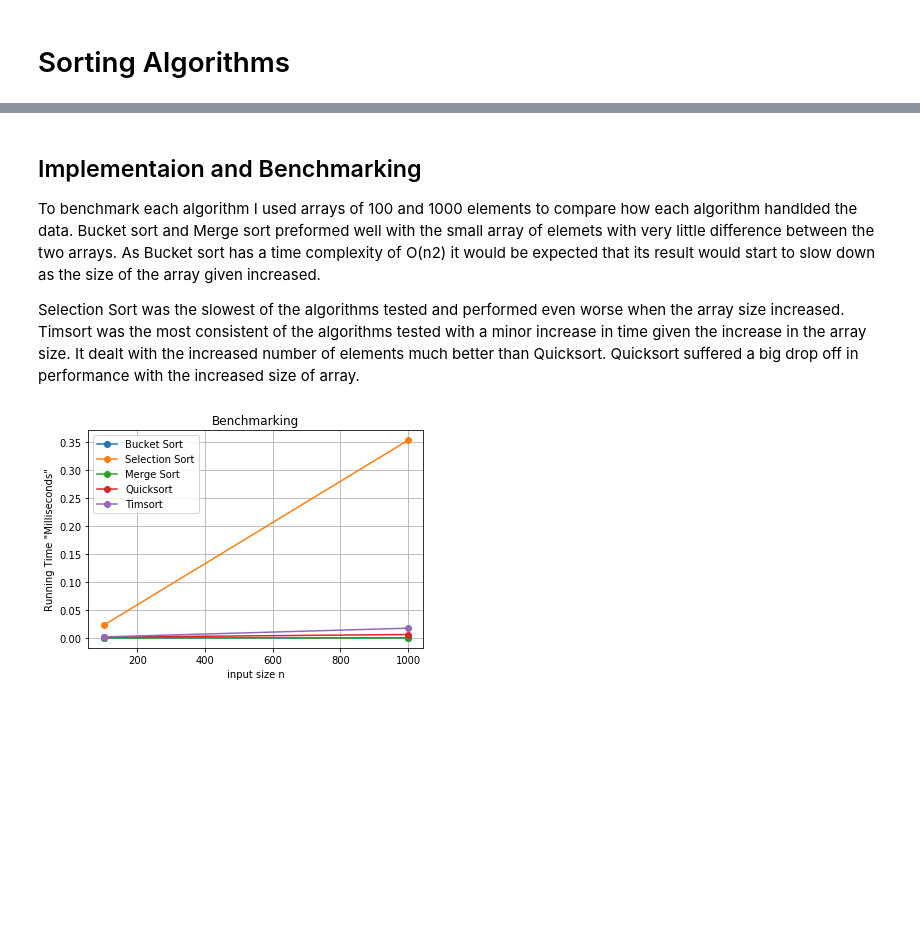
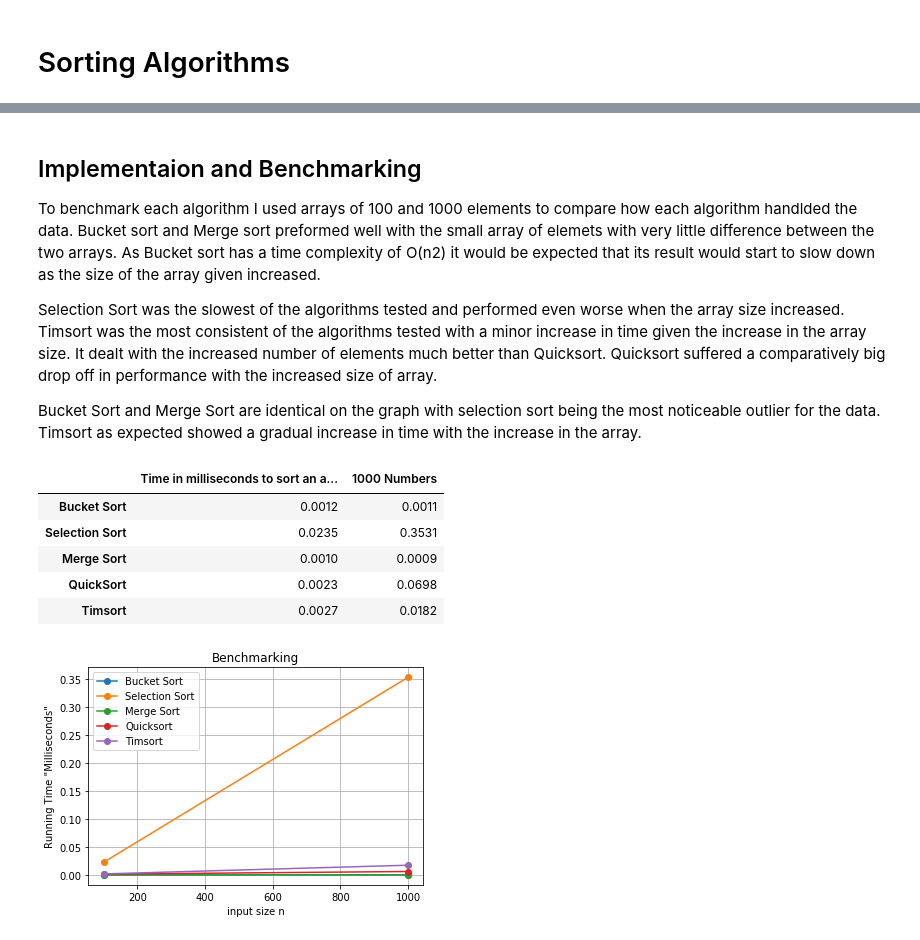
Before and after one commit to tullowhurler/Benchmarking, a Jupyter notebook: G00364760 Benchmarking Report .ipynb, the cells around one changed output, grey strips where cells are left out. Drawn from its saved outputs; the diff is of its cells as text; code cells hidden in the pictures; blank space fills up the shorter version.

```diff
--- a/G00364760 Benchmarking Report .ipynb
+++ b/G00364760 Benchmarking Report .ipynb
@@ -107,7 +107,25 @@ Timsort performs an almost in-place merge sort, as an actual in-place merge sort
 
 To benchmark each algorithm I used arrays of 100 and 1000 elements to compare how each algorithm handlded the data. Bucket sort and Merge sort preformed well with the small array of elemets with very little difference between the two arrays. As Bucket sort has a time complexity of O(n2) it would be expected that its result would start to slow down as the size of the array given increased.
 
-Selection Sort was the slowest of the algorithms tested and performed even worse when the array size increased. Timsort was the most consistent of the algorithms tested with a minor increase in time given the increase in the array size. It dealt with the increased number of elements much better than Quicksort. Quicksort suffered a big drop off in performance with the increased size of array.
+Selection Sort was the slowest of the algorithms tested and performed even worse when the array size increased. Timsort was the most consistent of the algorithms tested with a minor increase in time given the increase in the array size. It dealt with the increased number of elements much better than Quicksort. Quicksort suffered a comparatively big drop off in performance with the increased size of array.
+
+Bucket Sort and Merge Sort are identical on the graph with selection sort being the most noticeable outlier for the data. Timsort as expected showed a gradual increase in time with the increase in the array.
+# %%
+import numpy as np
+import pandas as pd
+
+d = {'Time in milliseconds to sort an array of 100 numbers': pd.Series([0.0012,0.0235,0.0010,0.0023,0.0027],index=['Bucket Sort','Selection Sort', 'Merge Sort', 'QuickSort', 'Timsort']),
+    '1000 Numbers': pd.Series([ 0.0011,0.3531, 0.0009,0.0698,0.0182],index=['Bucket Sort','Selection Sort', 'Merge Sort', 'QuickSort', 'Timsort'])}
+df = pd.DataFrame(d)
+
+df
+# %% [output]
+|  | Time in milliseconds to sort an a... | 1000 Numbers |
+| Bucket Sort | 0.0012 | 0.0011 |
+| Selection Sort | 0.0235 | 0.3531 |
+| Merge Sort | 0.0010 | 0.0009 |
+| QuickSort | 0.0023 | 0.0698 |
+| Timsort | 0.0027 | 0.0182 |
 # %%
 import matplotlib.pyplot as plt
 
```
Also changed, not shown: 1 other file.
